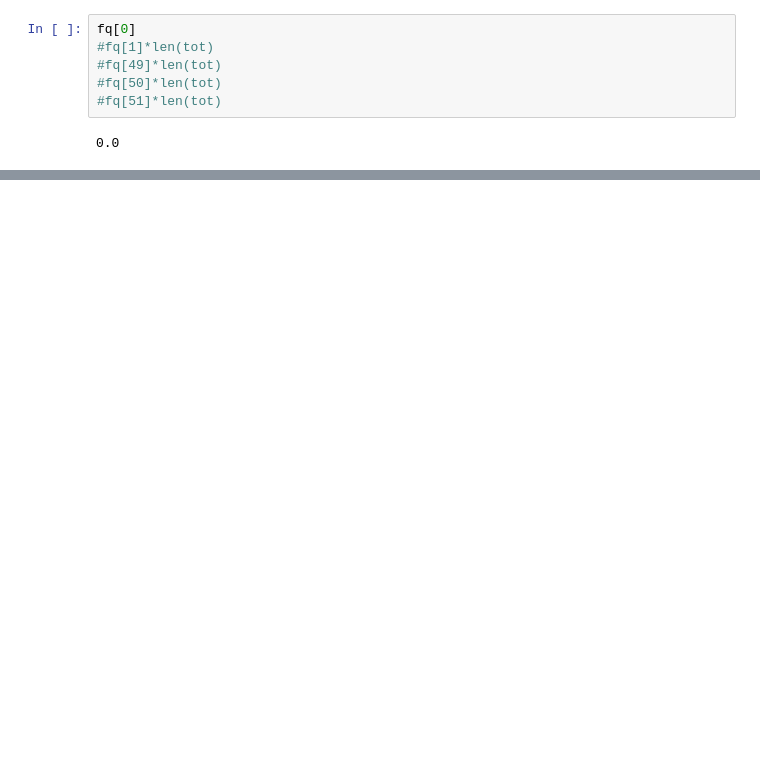
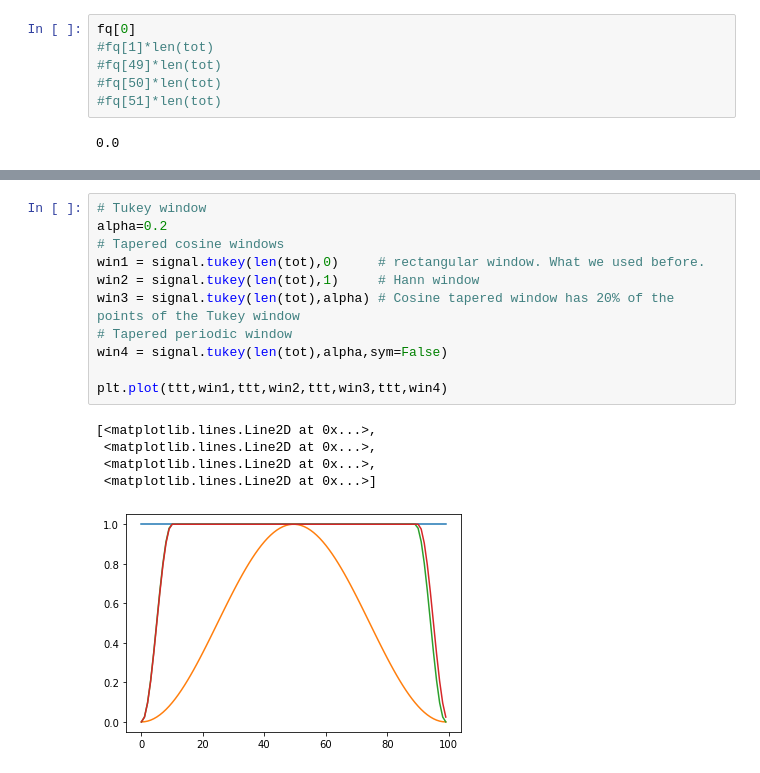
Before and after one commit to mclaret/JISAOinternship, a Jupyter notebook: notebooks/mariona/fft.ipynb, the cells around one changed output, grey strips where cells are left out. Cells and saved outputs as stored; diff of their text form; blank space fills up the shorter version.

```diff
--- a/notebooks/mariona/fft.ipynb
+++ b/notebooks/mariona/fft.ipynb
@@ -49,0 +86,17 @@ plt.plot(fc_shift)
+# %%
+# Tukey window
+alpha=0.2
+# Tapered cosine windows
+win1 = signal.tukey(len(tot),0)     # rectangular window. What we used before.
+win2 = signal.tukey(len(tot),1)     # Hann window
+win3 = signal.tukey(len(tot),alpha) # Cosine tapered window has 20% of the points of the Tukey window
+# Tapered periodic window
+win4 = signal.tukey(len(tot),alpha,sym=False)
+
+plt.plot(ttt,win1,ttt,win2,ttt,win3,ttt,win4)
+# %% [output]
+[<matplotlib.lines.Line2D at 0x...>,
+ <matplotlib.lines.Line2D at 0x...>,
+ <matplotlib.lines.Line2D at 0x...>,
+ <matplotlib.lines.Line2D at 0x...>]
+[figure, added]
```
Also changed, not shown: parts of 8 cells of this notebook.
